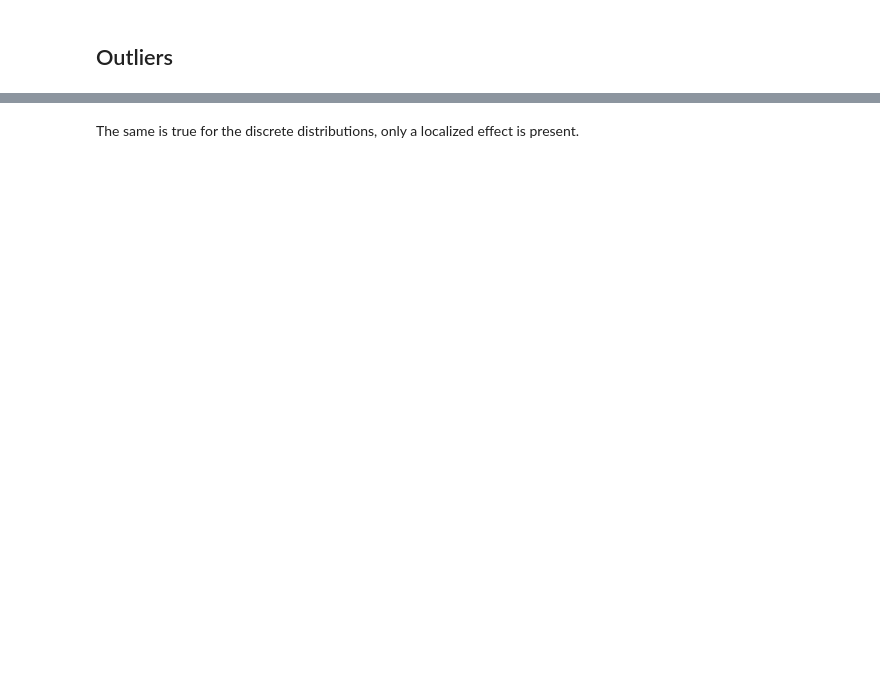
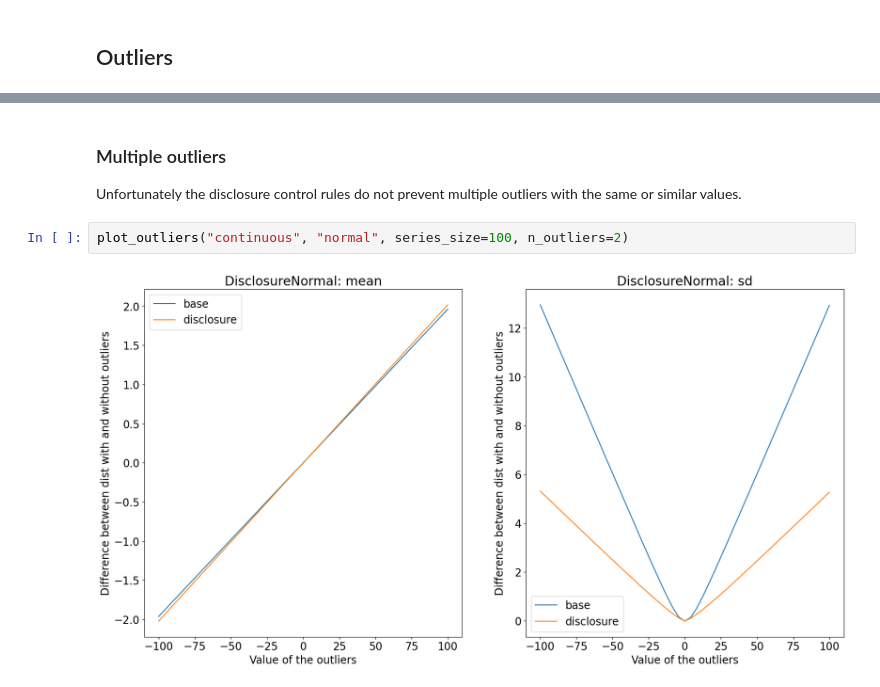
Before and after one commit to sodascience/metasyn-disclosure-control, a Jupyter notebook: examples/outliers.ipynb, the cells around one changed output, grey strips where cells are left out. Drawn from its saved outputs; the diff is of its cells as text; blank space fills up the shorter version.

```diff
--- a/examples/outliers.ipynb
+++ b/examples/outliers.ipynb
@@ -143,2 +26,8 @@ plot_outliers("discrete")
-# %% [markdown]
-The same is true for the discrete distributions, only a localized effect is present.
+# %% [markdown]
+### Multiple outliers
+
+Unfortunately the disclosure control rules do not prevent multiple outliers with the same or similar values.
+# %%
+plot_outliers("continuous", "normal", series_size=100, n_outliers=2)
+# %% [output]
+[figure, added]
```
Also changed, not shown: parts of 9 cells of this notebook, 1 other file.
